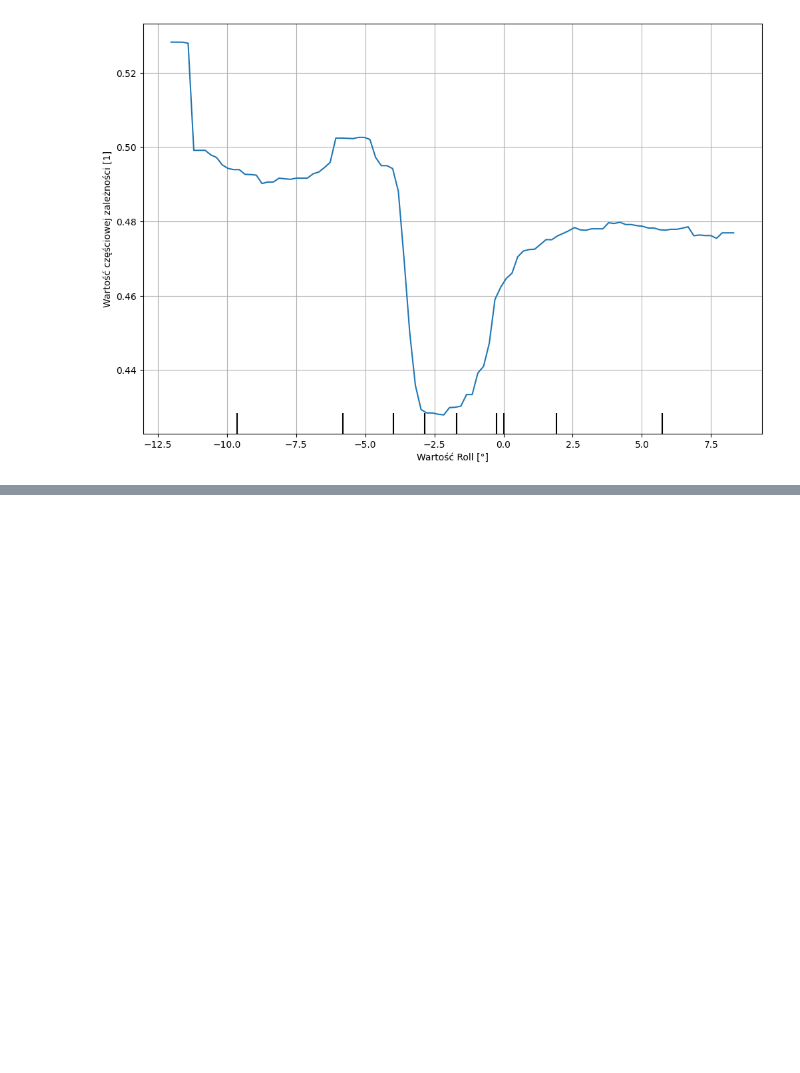
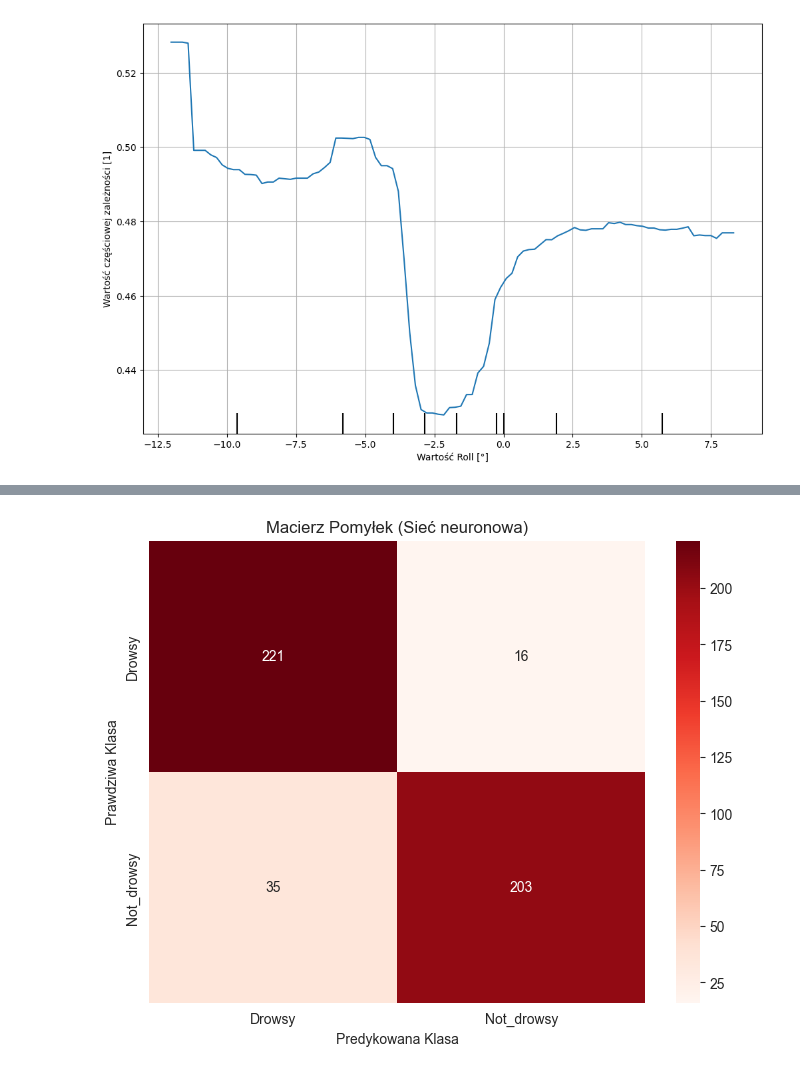
Before and after one commit to AdrianPanasiewicz/Drowsiness_detection_system, a Jupyter notebook: Workspace/Models/validating_on_test_dataset.ipynb, the cells around one changed output, grey strips where cells are left out. Saved outputs shown, nothing was run; the diff lists cells and outputs as text; code cells hidden in the pictures; blank space fills up the shorter version.

```diff
--- a/Workspace/Models/validating_on_test_dataset.ipynb
+++ b/Workspace/Models/validating_on_test_dataset.ipynb
@@ -185,0 +170,8 @@ plt.show()
+# %%
+preds, targets = nn.get_preds(dl=test_dl)
+preds_class = preds.argmax(dim=1).cpu().numpy()
+targets_np = targets.cpu().numpy()
+report = classification_report(targets_np, preds_class, digits=4)
+
+print("Classification Report:")
+print(report)
@@ -185,0 +189,12 @@ plt.show()
+# %%
+cm = confusion_matrix(targets_np, preds_class)
+plt.figure(figsize=(8,6))
+sns.heatmap(cm, annot=True, fmt='d', cmap='Reds',
+            xticklabels=nn.dls.vocab,
+            yticklabels=nn.dls.vocab)
+plt.xlabel('Predykowana Klasa')
+plt.ylabel('Prawdziwa Klasa')
+plt.title('Macierz Pomyłek (Sieć neuronowa)')
+plt.show()
+# %% [output]
+[figure, added]
```
Also changed, not shown: parts of 16 cells of this notebook, 2 other files.
